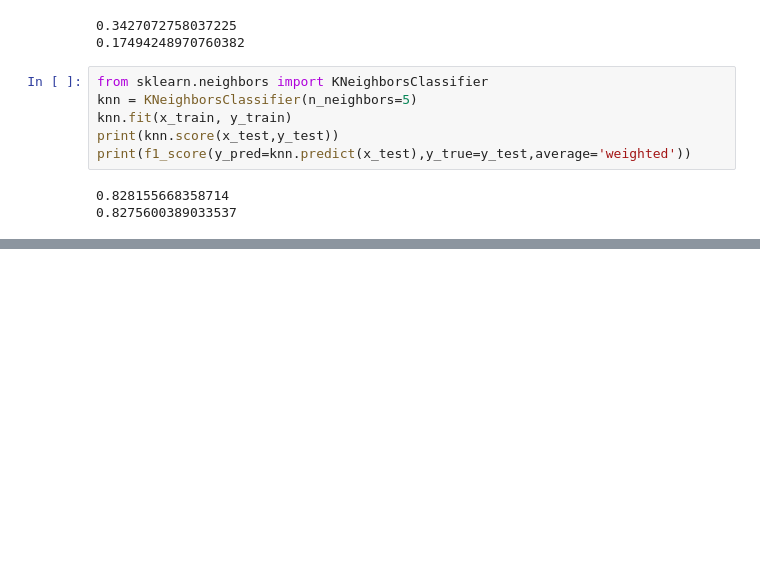
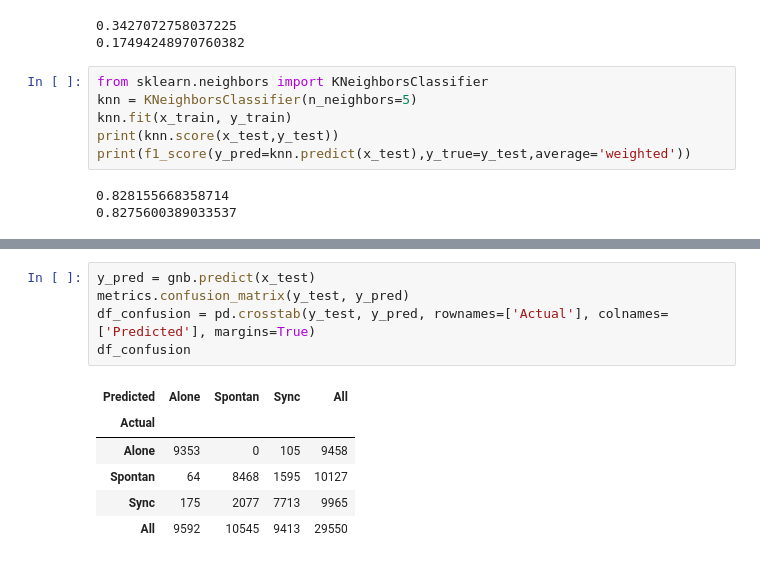
Before and after one commit to RoiPeleg/Datavis-project, a Jupyter notebook: hand recogntion.ipynb, the cells around one changed output, grey strips where cells are left out. Saved outputs shown, nothing was run; the diff lists cells and outputs as text; blank space fills up the shorter version.

```diff
--- a/hand recogntion.ipynb
+++ b/hand recogntion.ipynb
@@ -375,0 +346,12 @@ plt.show()
+# %%
+y_pred = gnb.predict(x_test)
+metrics.confusion_matrix(y_test, y_pred)
+df_confusion = pd.crosstab(y_test, y_pred, rownames=['Actual'], colnames=['Predicted'], margins=True)
+df_confusion
+# %% [output]
+| Predicted | Alone | Spontan | Sync | All |
+| Actual |  |  |  |  |
+| Alone | 9353 | 0 | 105 | 9458 |
+| Spontan | 64 | 8468 | 1595 | 10127 |
+| Sync | 175 | 2077 | 7713 | 9965 |
+| All | 9592 | 10545 | 9413 | 29550 |
```
Also changed, not shown: parts of 9 cells of this notebook.
